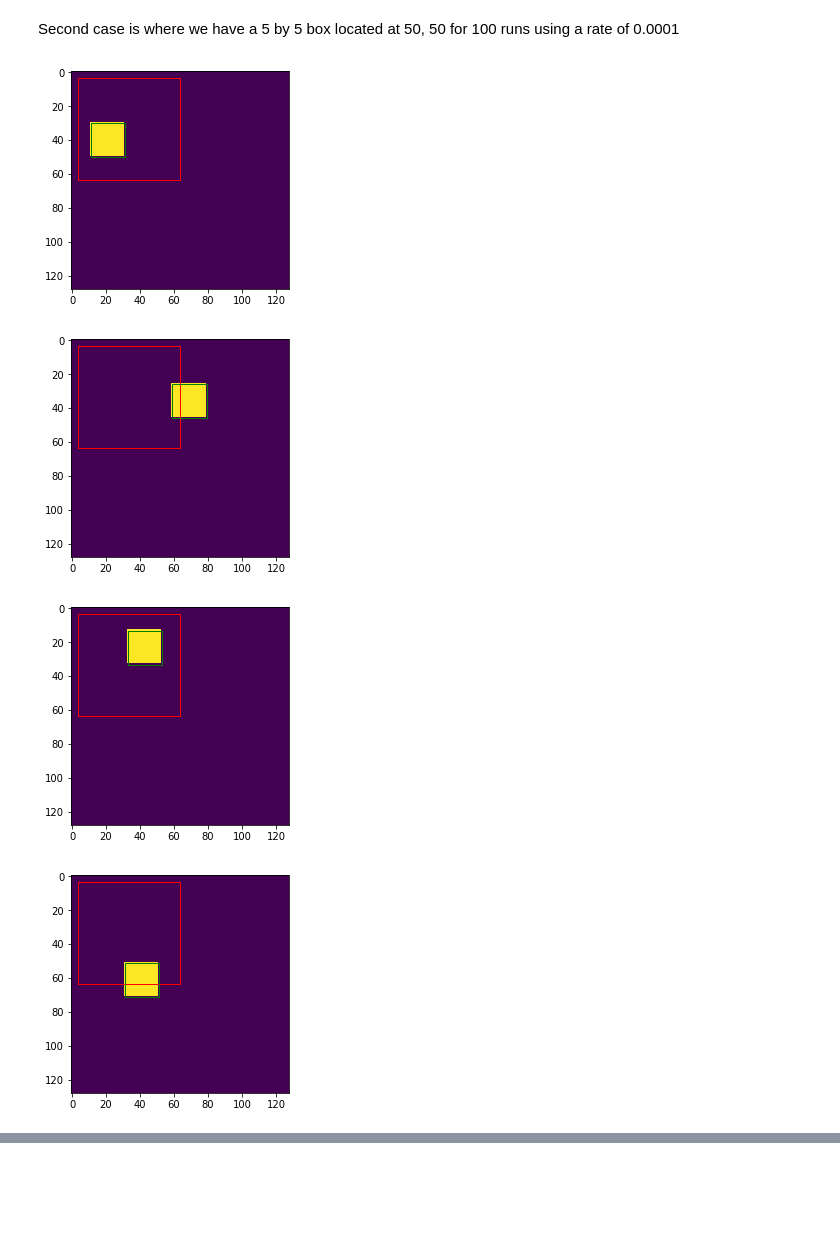
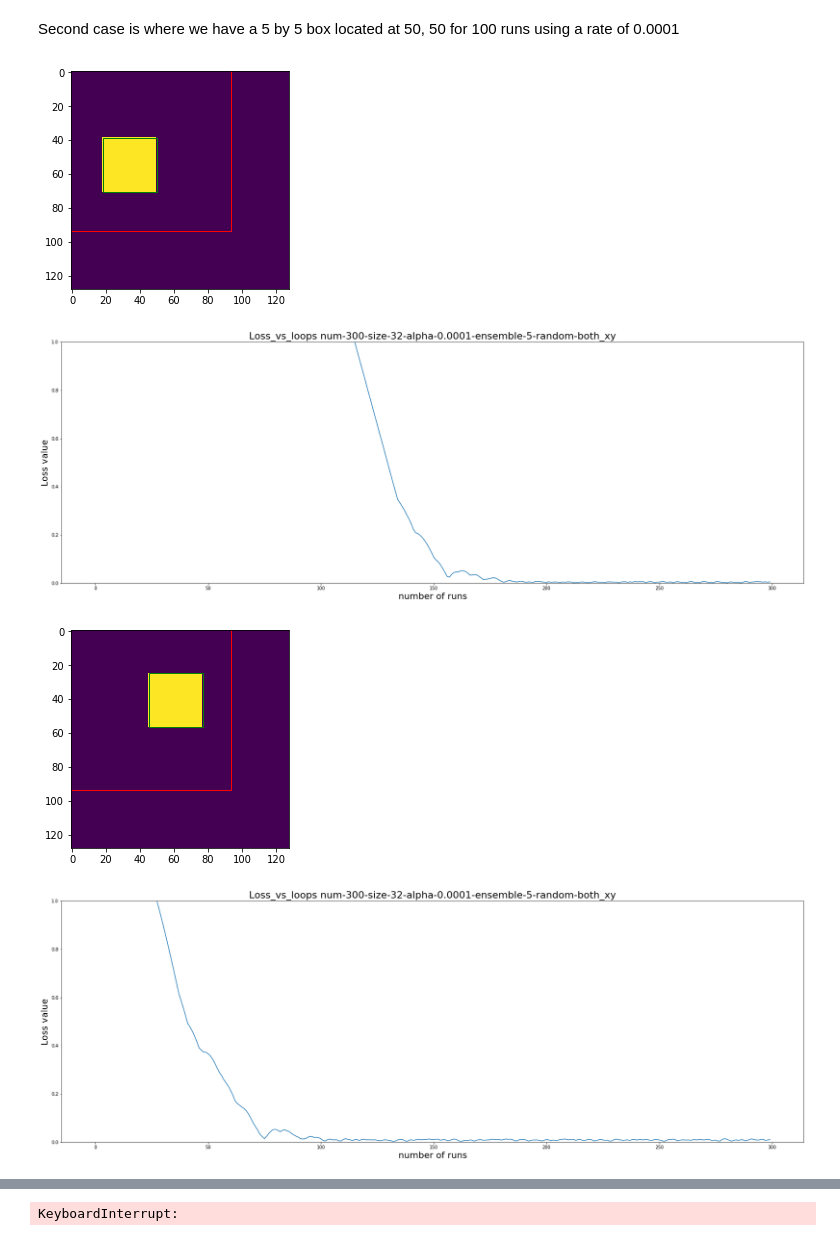
Before and after one commit to thegreatshasha/ssd, a Jupyter notebook: Checking-stuff .ipynb, the cells around one changed output, grey strips where cells are left out. Saved outputs shown, nothing was run; the diff lists cells and outputs as text; code cells hidden in the pictures; blank space fills up the shorter version.

```diff
--- a/Checking-stuff .ipynb
+++ b/Checking-stuff .ipynb
@@ -429,6 +429,7 @@ def all_connected(posr, posc, width_gt, height_gt, alpha, number_loops):
 
 
     for i in tqdm(range(number_loops)):
+
         gt, img =get_single_image(posr, posc, width_gt, height_gt)
 
 
@@ -442,7 +443,7 @@ def all_connected(posr, posc, width_gt, height_gt, alpha, number_loops):
         # Getting default_boxes and predictions
         # Forward pass ends here
 
-        def_boxes2 = defaultgen(img, fm, 60,60)
+        def_boxes2 = defaultgen(img, fm,120 ,120)
         pred_boxes2 = get_pred_boxes(shifts2, def_boxes2)
 
     # #     print(pred_boxes)
@@ -571,42 +572,60 @@ Second case is where we have a 5 by 5 box located at 50, 50 for 100 runs using a
 # %%
 all_losses = []
 alpha = 0.0001
 locx= np.random.randint(10, 60)
 locy= np.random.randint(10, 60)
-size= 20
+size= np.random.randint(5, 50)
 nloops= 300
 ensemble = 5
 
 for i in range(ensemble):
 
     locx= np.random.randint(10, 60)
     locy= np.random.randint(10, 60)
 
     loss_history, pred_boxes2, def_boxes, ground_truth, image = all_connected(locx,locy, size,size, alpha, nloops)
     ax=draw_boxes(image,def_boxes)
     draw_pred_boxes(pred_boxes2, image, ax)
     all_losses.append(loss_history)
 
 
+    random_or_not = 'both_xy'
+    plt.figure(figsize=(30,10))
+    plt.xlabel('number of runs', size =20)
+    plt.ylabel('Loss value', size =20)
+    title_name ='Loss_vs_loops num-'+ str(nloops)+ '-size-'+ str(size) + '-alpha-'+ str(alpha)+'-ensemble-'+str(ensemble)+'-random-'+random_or_not
+    plt.title(title_name, size=22 )
+    plt.ylim([0,1])
+    plt.plot(range(len(loss_history)), loss_history)
+    # plt.savefig(title_name+'.png')
+    plt.show()
+
+
+
+
+
+
+
+
 all_losses = np.array(all_losses)
 all_losses2 = all_losses.transpose()
 all_losses2.shape
 
 
 
 
-random_or_not = 'both_xy'
-plt.figure(figsize=(30,10))
-plt.xlabel('number of runs', size =20)
-plt.ylabel('Loss value', size =20)
-title_name ='Loss_vs_loops num-'+ str(nloops)+ '-size-'+ str(size) + '-alpha-'+ str(alpha)+'-ensemble-'+str(ensemble)+'-random-'+random_or_not
-plt.title(title_name, size=22 )
-plt.ylim([0,1])
-plt.plot(range(len(loss_history)), np.mean(all_losses2,axis=1))
-plt.savefig(title_name+'.png')
-plt.show()
+# random_or_not = 'both_xy'
+# plt.figure(figsize=(30,10))
+# plt.xlabel('number of runs', size =20)
+# plt.ylabel('Loss value', size =20)
+# title_name ='Loss_vs_loops num-'+ str(nloops)+ '-size-'+ str(size) + '-alpha-'+ str(alpha)+'-ensemble-'+str(ensemble)+'-random-'+random_or_not
+# plt.title(title_name, size=22 )
+# plt.ylim([0,1])
+# plt.plot(range(len(loss_history)), np.mean(all_losses2,axis=1))
+# # plt.savefig(title_name+'.png')
+# plt.show()
 # %% [output]
-[figure, old version]
+[figure, new version]
-[figure, old version]
+[figure, new version]
-[figure, old version]
+[figure, new version]
-[figure, old version]
+[figure, new version]
@@ -615,3 +634,4 @@ plt.show()
+KeyboardInterrupt:
 # %%
 ground_truth
 # %% [output]
```
Also changed, not shown: parts of 8 cells of this notebook.
